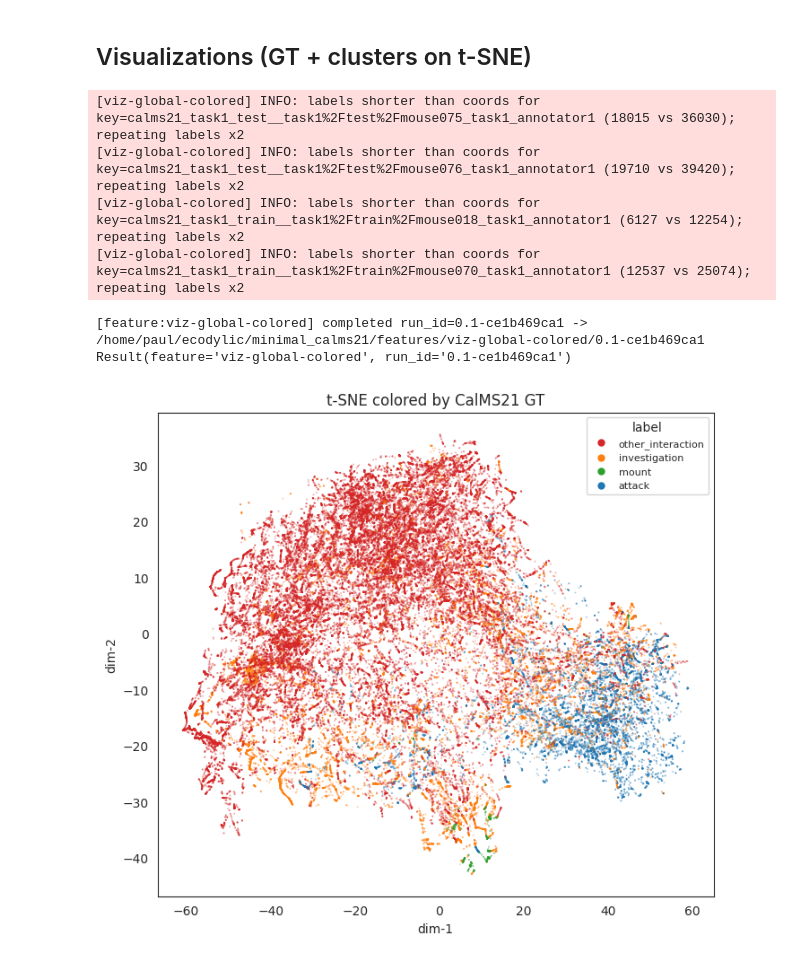
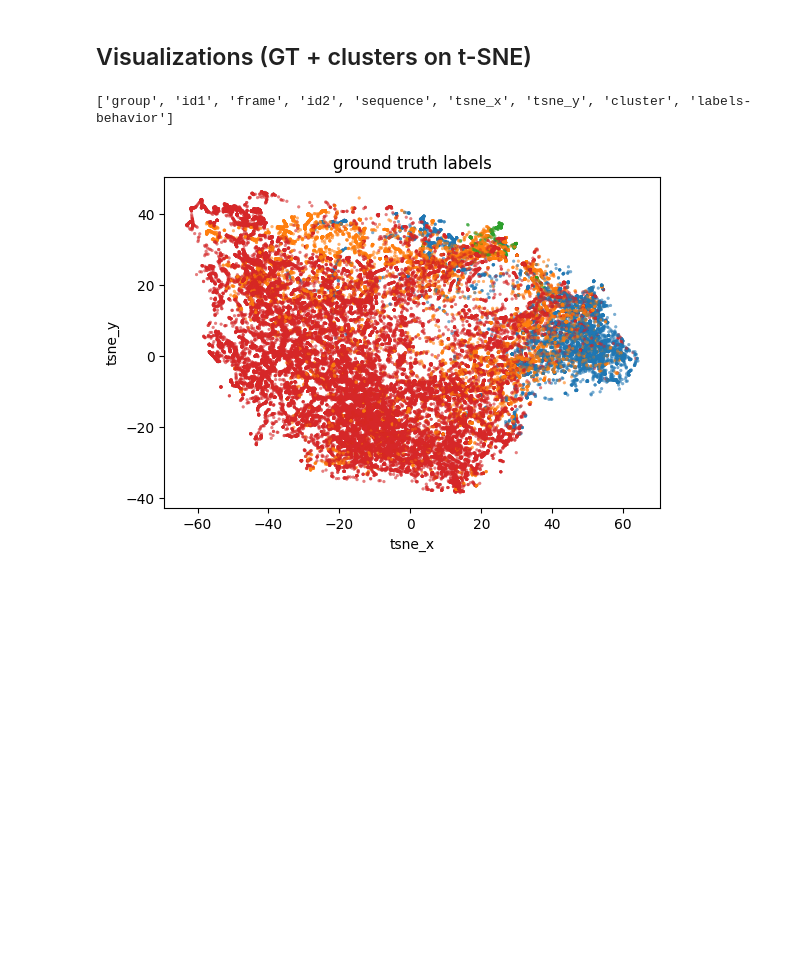
Before and after one commit to EcodylicScience/mosaic, a Jupyter notebook: notebooks/calms21-template.ipynb, the cells around one changed output. Cells and saved outputs as stored; diff of their text form; code cells hidden in the pictures; blank space fills up the shorter version.

```diff
--- a/notebooks/calms21-template.ipynb
+++ b/notebooks/calms21-template.ipynb
@@ -146,15 +159,14 @@ Result(feature='global-tsne__from__pair-wavelet__from__pair-posedistance-pca+pai
 kmeans_results = []
 for k in [50, 100]:
     kmeans = GlobalKMeansClustering(
-        Inputs((social_wave_result, ego_wave_result)),
+        Inputs((scaled_templates_result,)),
         params={
             "k": int(k),
-            "templates": GlobalTSNE.TemplatesArtifact.from_result(tsne_result),  # specify artifact loading mechanism, implemented by feature that writes artifact
+            "templates": ExtractTemplates.TemplatesArtifact().from_result(scaled_templates_result),
             "label_artifact_points": True,
-            "scaler": GlobalTSNE.ScalerArtifact.from_result(tsne_result),
         },
     )
-    k_result = dataset.run_feature(kmeans, groups=GROUP_SCOPE)
+    k_result = dataset.run_feature(kmeans)
     kmeans_results.append({"k": int(k), "run": k_result})
     print(k_result)
 # %% [output]
@@ -279,28 +238,39 @@ agr
  'per_sequence': None}
 # %% [markdown]
 ## Visualizations (GT + clusters on t-SNE)
+# %%
+df = load_values(
+    dataset,
+    [
+        ResultColumn(column="tsne_x").from_result(tsne_result),
+        ResultColumn(column="tsne_y").from_result(tsne_result),
+        ResultColumn(column="cluster").from_result(k_result),
+        GroundTruthLabelsSource(),
+    ]
+)
+
+print(df.columns.tolist())
+# %% [output]
+['group', 'id1', 'frame', 'id2', 'sequence', 'tsne_x', 'tsne_y', 'cluster', 'labels-behavior']
 # %%
-# visualization features also follow the new feature/artifact input
+import seaborn as sns
 
-viz_gt = VizGlobalColored(
-    params={
-        "x": ResultColumn(column="tsne_x").from_result(tsne_result),
-        "y": ResultColumn(column="tsne_y").from_result(tsne_result),
-        "labels": GroundTruthLabelsSource(),  # load dataset default ground truth labels
-        "title": "t-SNE colored by CalMS21 GT",
-        "label_order": list(BEHAVIOR_LABEL_MAP.keys()),
-        "label_name_map": BEHAVIOR_LABEL_MAP,
-        "palette": sns.color_palette("tab10", len(BEHAVIOR_LABEL_MAP)),
-    }
+scatter = sns.scatterplot(
+    data=df,
+    x="tsne_x",
+    y="tsne_y",
+    hue="labels-behavior",
+    palette=sns.color_palette(n_colors=df["labels-behavior"].nunique()),
+    lw=0,
+    s=5,
+    alpha=0.2,
+    legend=None,
 )
-viz_gt_result = dataset.run_feature(viz_gt, groups=GROUP_SCOPE, overwrite=True)
-print(viz_gt_result)
+
+plt.gca().set_aspect("equal")
+plt.title("ground truth labels")
+
+plt.show()
 # %% [output]
-[viz-global-colored] INFO: labels shorter than coords for key=calms21_task1_test__task1%2Ftest%2Fmouse075_task1_annotator1 (18015 vs 36030); repeating labels x2
-[viz-global-colored] INFO: labels shorter than coords for key=calms21_task1_test__task1%2Ftest%2Fmouse076_task1_annotator1 (19710 vs 39420); repeating labels x2
-[viz-global-colored] INFO: labels shorter than coords for key=calms21_task1_train__task1%2Ftrain%2Fmouse018_task1_annotator1 (6127 vs 12254); repeating labels x2
-[viz-global-colored] INFO: labels shorter than coords for key=calms21_task1_train__task1%2Ftrain%2Fmouse070_task1_annotator1 (12537 vs 25074); repeating labels x2
-[feature:viz-global-colored] completed run_id=0.1-ce1b469ca1 -> /home/paul/ecodylic/minimal_calms21/features/viz-global-colored/0.1-ce1b469ca1
-Result(feature='viz-global-colored', run_id='0.1-ce1b469ca1')
-[figure, old version]
+[figure, new version]
 # %%
```
Also changed, not shown: parts of 33 cells of this notebook, 2 other files.
